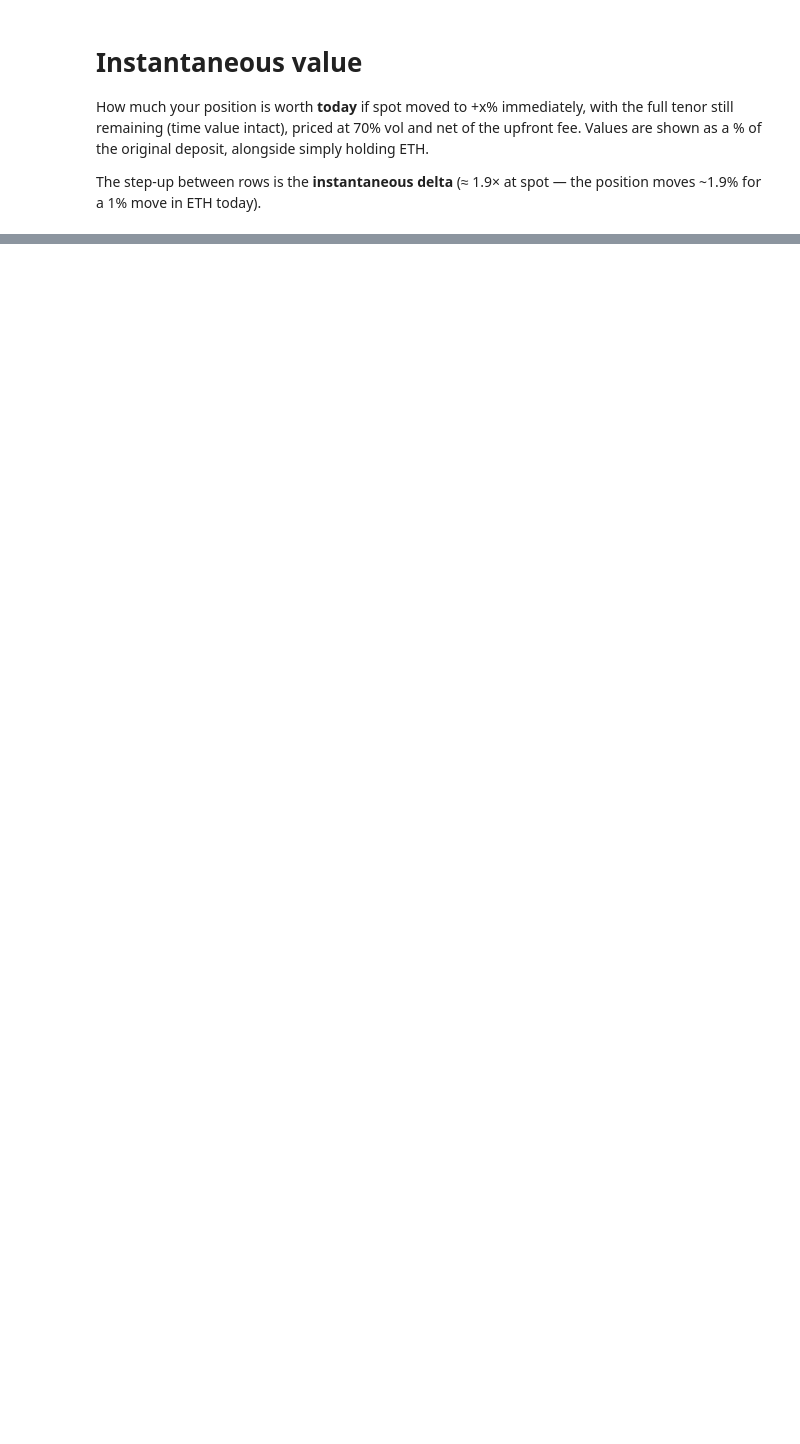
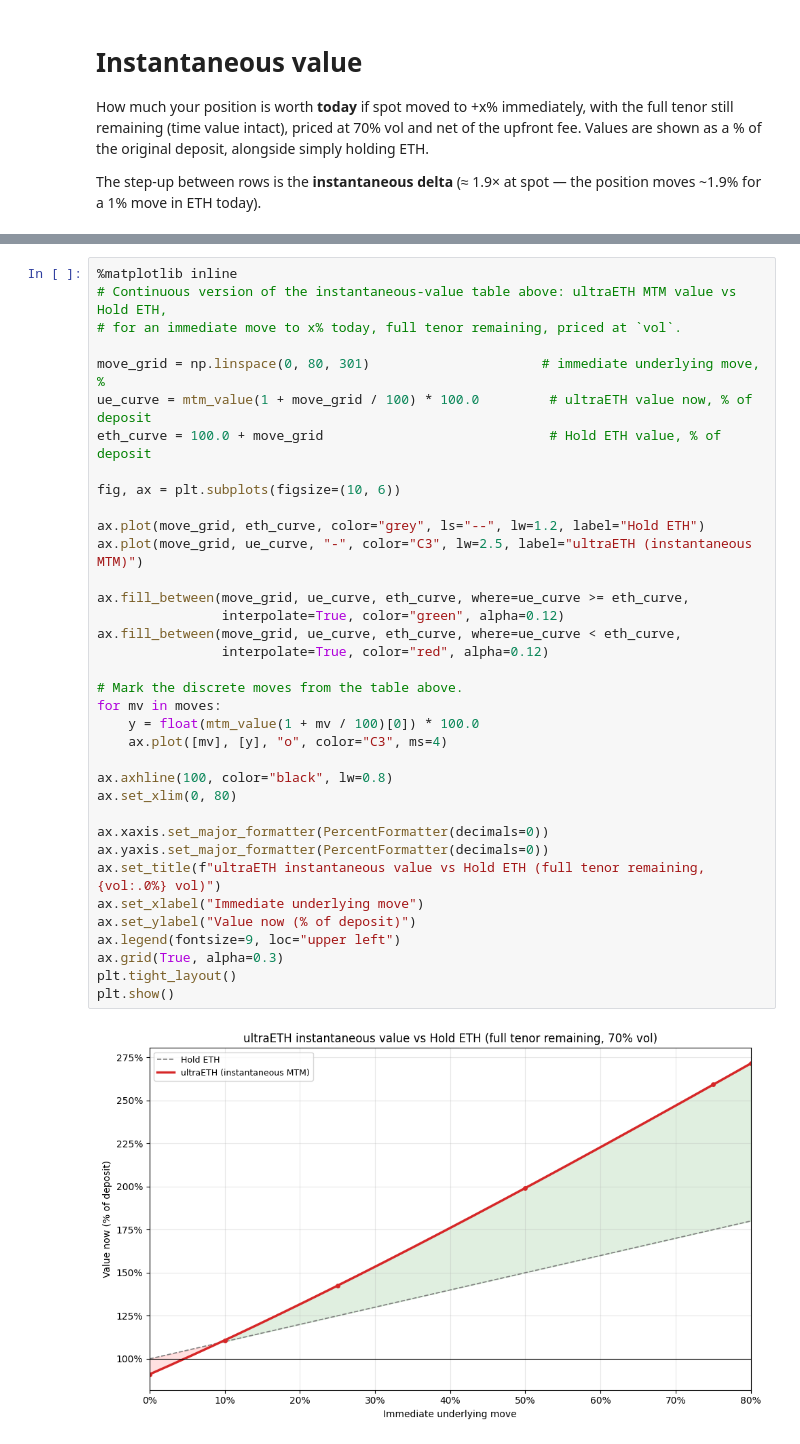
Before and after one commit to miffybunnyrabbit/strat_product_modelling, a Jupyter notebook: UltraETH/ultraETH.ipynb, the cells around one changed output, grey strips where cells are left out. Drawn from its saved outputs; the diff is of its cells as text; blank space fills up the shorter version.

```diff
--- a/UltraETH/ultraETH.ipynb
+++ b/UltraETH/ultraETH.ipynb
@@ -506,0 +505,38 @@ worth_table
+# %%
+%matplotlib inline
+# Continuous version of the instantaneous-value table above: ultraETH MTM value vs Hold ETH,
+# for an immediate move to x% today, full tenor remaining, priced at `vol`.
+
+move_grid = np.linspace(0, 80, 301)                      # immediate underlying move, %
+ue_curve = mtm_value(1 + move_grid / 100) * 100.0         # ultraETH value now, % of deposit
+eth_curve = 100.0 + move_grid                             # Hold ETH value, % of deposit
+
+fig, ax = plt.subplots(figsize=(10, 6))
+
+ax.plot(move_grid, eth_curve, color="grey", ls="--", lw=1.2, label="Hold ETH")
+ax.plot(move_grid, ue_curve, "-", color="C3", lw=2.5, label="ultraETH (instantaneous MTM)")
+
+ax.fill_between(move_grid, ue_curve, eth_curve, where=ue_curve >= eth_curve,
+                interpolate=True, color="green", alpha=0.12)
+ax.fill_between(move_grid, ue_curve, eth_curve, where=ue_curve < eth_curve,
+                interpolate=True, color="red", alpha=0.12)
+
+# Mark the discrete moves from the table above.
+for mv in moves:
+    y = float(mtm_value(1 + mv / 100)[0]) * 100.0
+    ax.plot([mv], [y], "o", color="C3", ms=4)
+
+ax.axhline(100, color="black", lw=0.8)
+ax.set_xlim(0, 80)
+
+ax.xaxis.set_major_formatter(PercentFormatter(decimals=0))
+ax.yaxis.set_major_formatter(PercentFormatter(decimals=0))
+ax.set_title(f"ultraETH instantaneous value vs Hold ETH (full tenor remaining, {vol:.0%} vol)")
+ax.set_xlabel("Immediate underlying move")
+ax.set_ylabel("Value now (% of deposit)")
+ax.legend(fontsize=9, loc="upper left")
+ax.grid(True, alpha=0.3)
+plt.tight_layout()
+plt.show()
+# %% [output]
+[figure, added]
```
Also changed, not shown: parts of 8 cells of this notebook.
